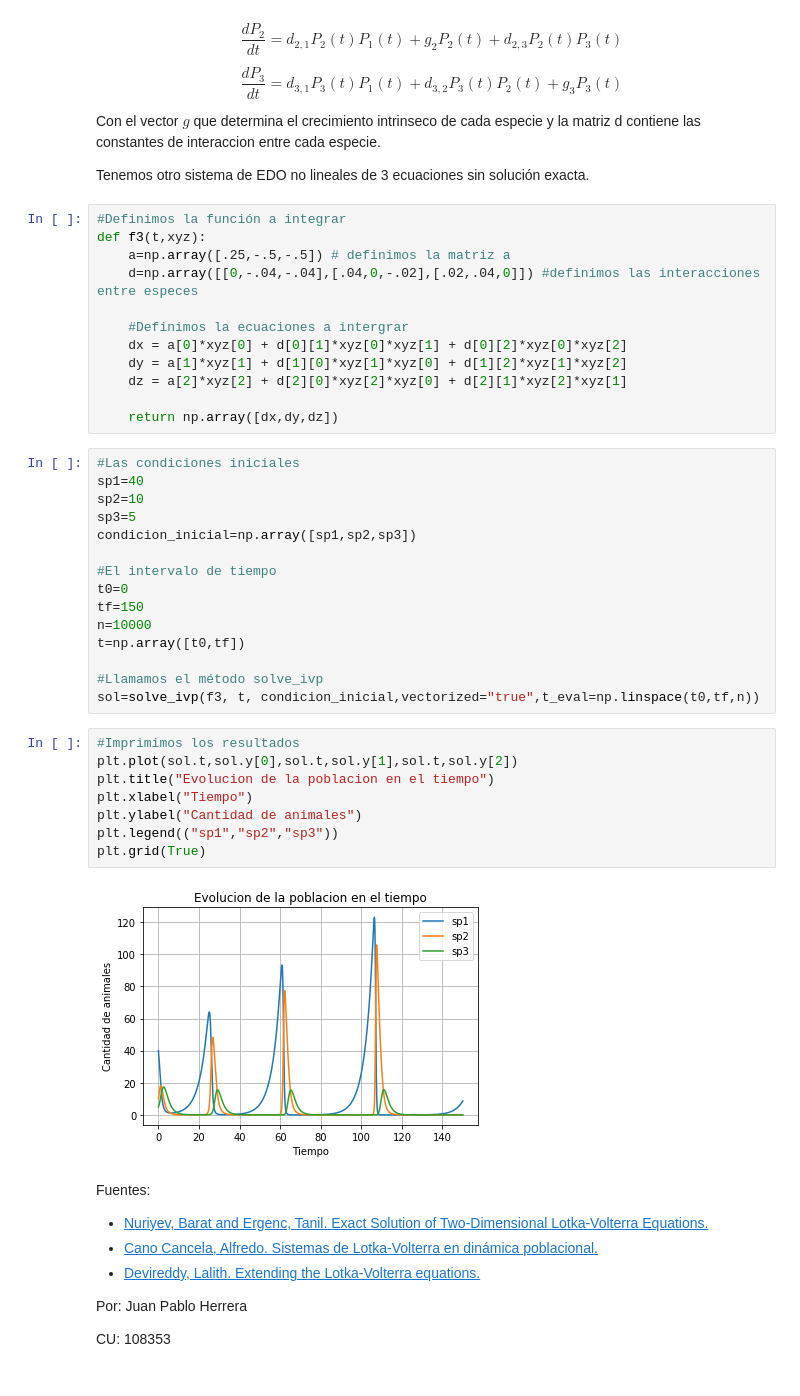
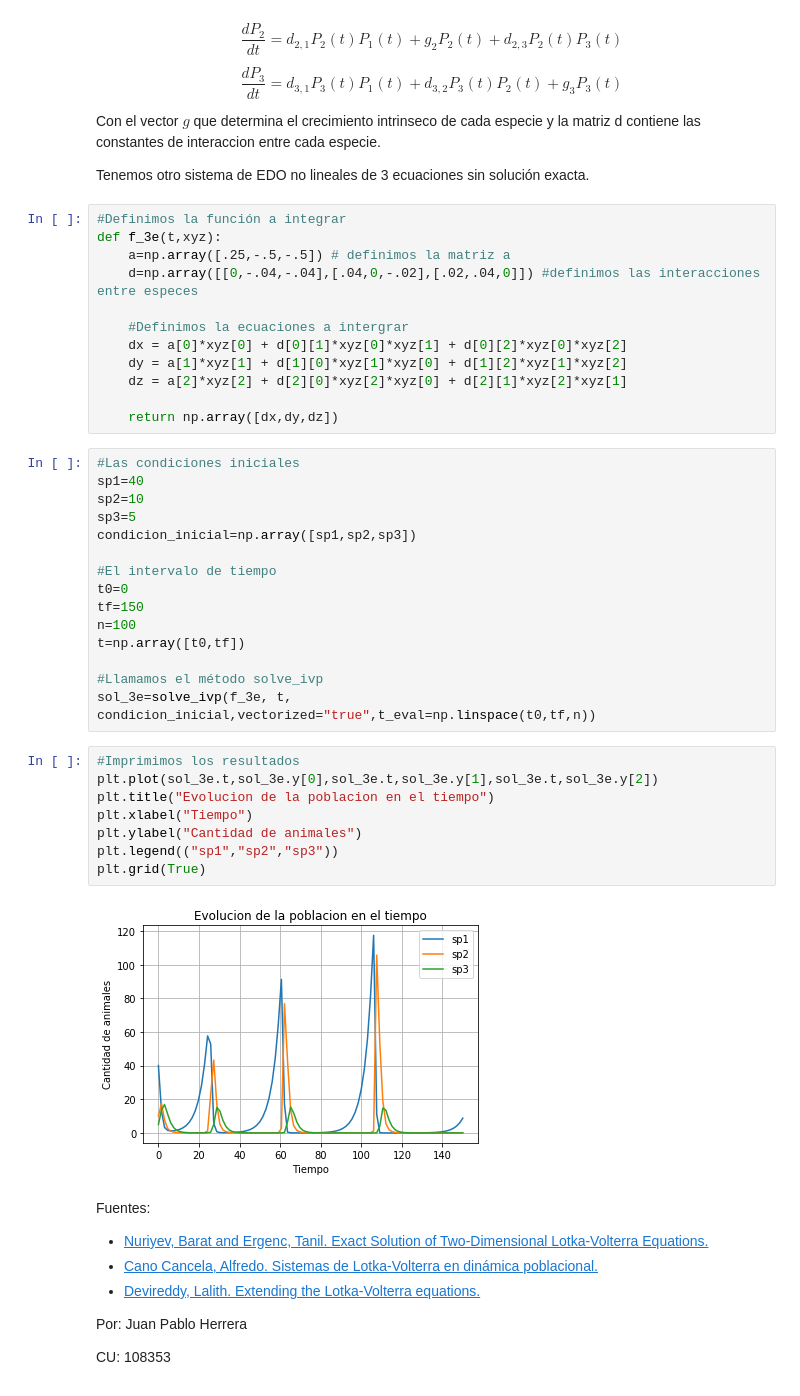
Before and after one commit to Pilo1961/Prope_itam_ds, a Jupyter notebook: Proyecto_Final/Lotka_Volterra.ipynb, the cells around one changed output. Cells and saved outputs as stored; diff of their text form.

```diff
--- a/Proyecto_Final/Lotka_Volterra.ipynb
+++ b/Proyecto_Final/Lotka_Volterra.ipynb
@@ -208,7 +267,7 @@ Con el vector $g$ que determina el crecimiento intrinseco de cada especie y la m
 Tenemos otro sistema de EDO no lineales de 3 ecuaciones sin solución exacta.
 # %%
 #Definimos la función a integrar
-def f3(t,xyz):
+def f_3e(t,xyz):
     a=np.array([.25,-.5,-.5]) # definimos la matriz a
     d=np.array([[0,-.04,-.04],[.04,0,-.02],[.02,.04,0]]) #definimos las interacciones entre especes
 
@@ -228,21 +287,21 @@ condicion_inicial=np.array([sp1,sp2,sp3])
 #El intervalo de tiempo
 t0=0
 tf=150
-n=10000
+n=100
 t=np.array([t0,tf])
 
 #Llamamos el método solve_ivp
-sol=solve_ivp(f3, t, condicion_inicial,vectorized="true",t_eval=np.linspace(t0,tf,n))
+sol_3e=solve_ivp(f_3e, t, condicion_inicial,vectorized="true",t_eval=np.linspace(t0,tf,n))
 # %%
 #Imprimimos los resultados
-plt.plot(sol.t,sol.y[0],sol.t,sol.y[1],sol.t,sol.y[2])
+plt.plot(sol_3e.t,sol_3e.y[0],sol_3e.t,sol_3e.y[1],sol_3e.t,sol_3e.y[2])
 plt.title("Evolucion de la poblacion en el tiempo")
 plt.xlabel("Tiempo")
 plt.ylabel("Cantidad de animales")
 plt.legend(("sp1","sp2","sp3"))
 plt.grid(True)
 # %% [output]
-[figure, old version]
+[figure, new version]
 # %% [markdown]
 Fuentes:
 * [Nuriyev, Barat and Ergenc, Tanil. Exact Solution of Two-Dimensional Lotka-Volterra Equations.](https://pdfs.semanticscholar.org/c0df/017532dad2525651a759adb70d6b4502145c.pdf)
```
Also changed, not shown: parts of 13 cells of this notebook.
